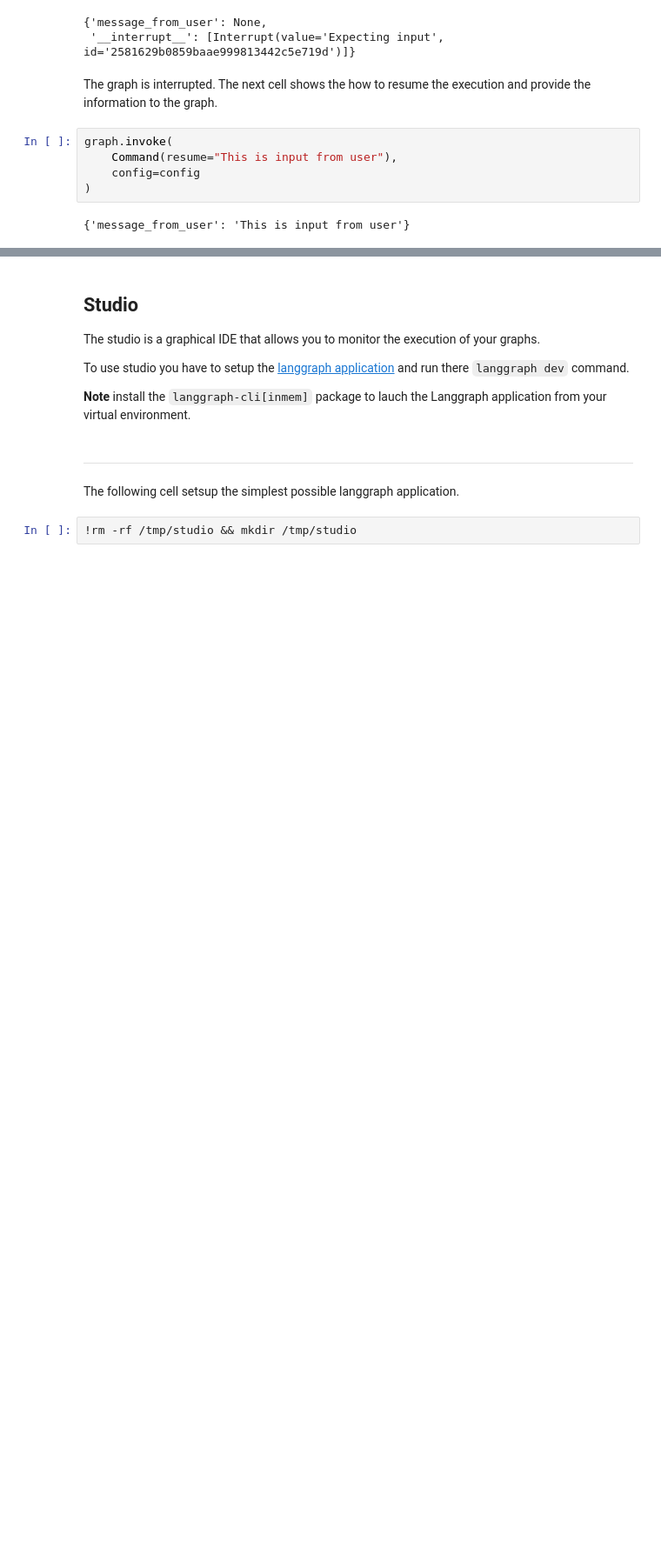
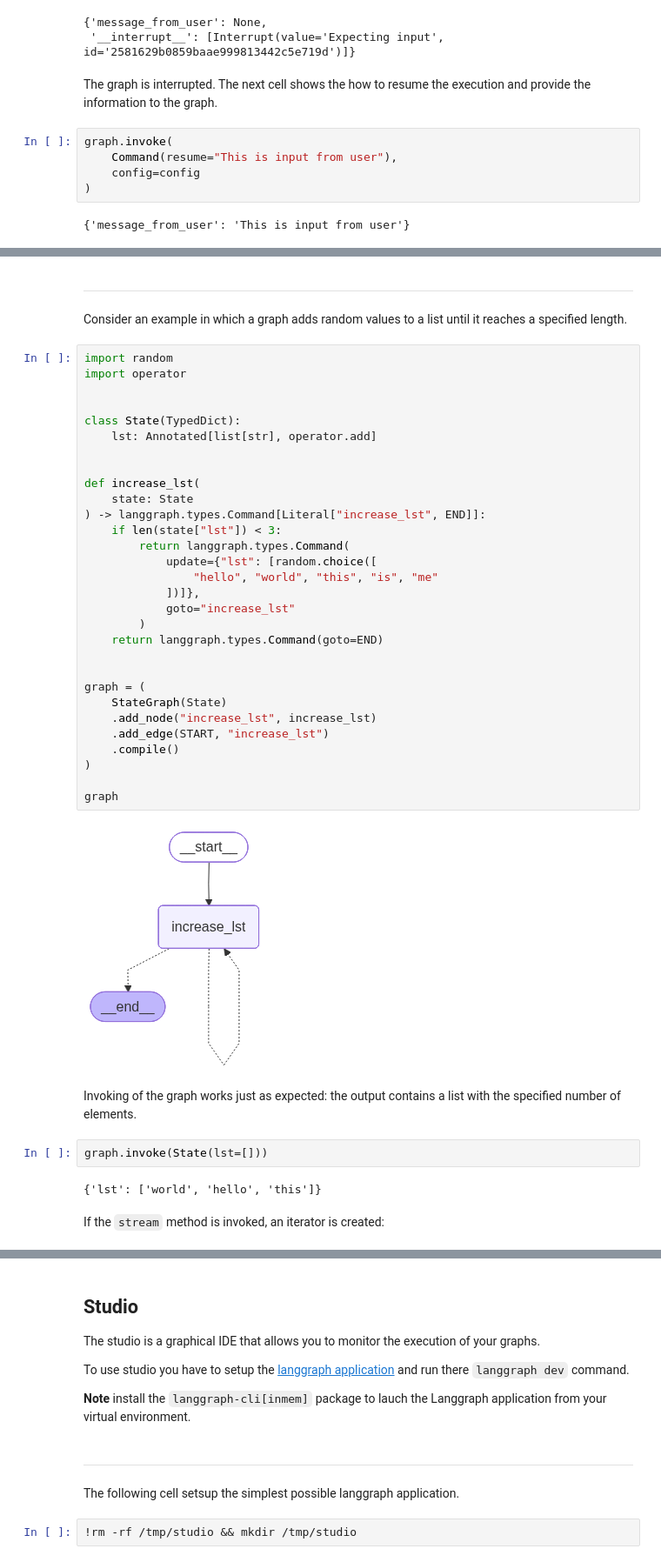
Before and after one commit to fedorkobak/python, a Jupyter notebook: ds_ml/langchain/langgraph.ipynb, the cells around one changed output, grey strips where cells are left out. Shown at 87% size. Cells and saved outputs as stored; diff of their text form; blank space fills up the shorter version.

Commit message:
add the state streaming

```diff
--- a/ds_ml/langchain/langgraph.ipynb
+++ b/ds_ml/langchain/langgraph.ipynb
@@ -341,0 +350,44 @@ graph.invoke(
+# %% [markdown]
+---
+
+Consider an example in which a graph adds random values to a list until it reaches a specified length.
+# %%
+import random
+import operator
+
+
+class State(TypedDict):
+    lst: Annotated[list[str], operator.add]
+
+
+def increase_lst(
+    state: State
+) -> langgraph.types.Command[Literal["increase_lst", END]]:
+    if len(state["lst"]) < 3:
+        return langgraph.types.Command(
+            update={"lst": [random.choice([
+                "hello", "world", "this", "is", "me"
+            ])]},
+            goto="increase_lst"
+        )
+    return langgraph.types.Command(goto=END)
+
+
+graph = (
+    StateGraph(State)
+    .add_node("increase_lst", increase_lst)
+    .add_edge(START, "increase_lst")
+    .compile()
+)
+
+graph
+# %% [output]
+[figure, added]
+# %% [markdown]
+Invoking of the graph works just as expected: the output contains a list with the specified number of elements.
+# %%
+graph.invoke(State(lst=[]))
+# %% [output]
+{'lst': ['world', 'hello', 'this']}
+# %% [markdown]
+If the `stream` method is invoked, an iterator is created:
```
Also changed, not shown: parts of 8 cells of this notebook.
